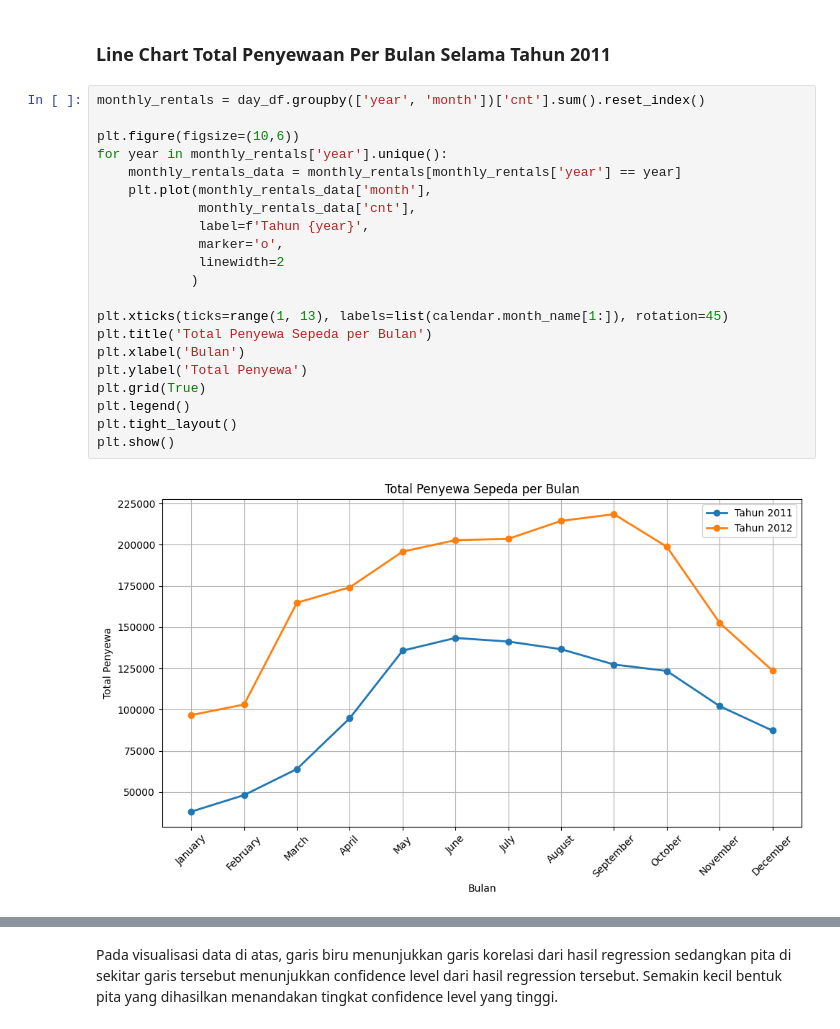
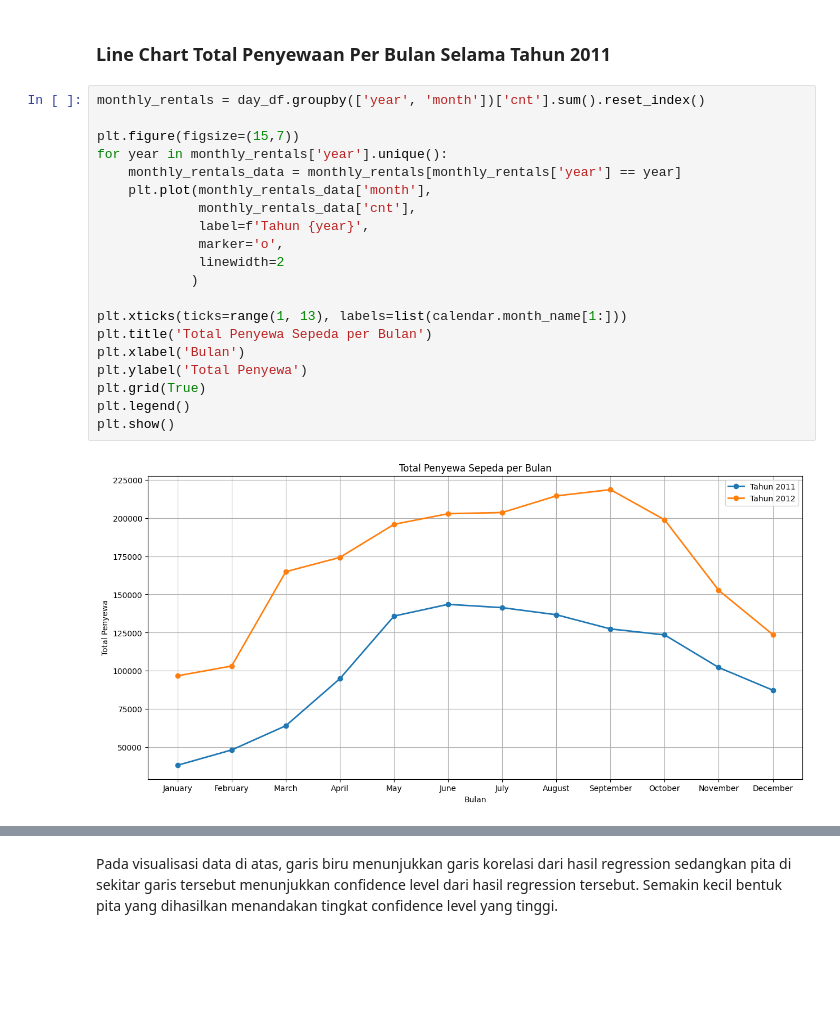
Before and after one commit to wahyunirosyidah/submission, a Jupyter notebook: notebook.ipynb, the cells around one changed output, grey strips where cells are left out. Drawn from its saved outputs; the diff is of its cells as text; blank space fills up the shorter version.

Commit message:
uodate dashboard max monthly

```diff
--- a/notebook.ipynb
+++ b/notebook.ipynb
@@ -356,26 +356,25 @@ plt.show()
 # %%
 monthly_rentals = day_df.groupby(['year', 'month'])['cnt'].sum().reset_index()
 
-plt.figure(figsize=(10,6))
+plt.figure(figsize=(15,7))
 for year in monthly_rentals['year'].unique():
     monthly_rentals_data = monthly_rentals[monthly_rentals['year'] == year]
     plt.plot(monthly_rentals_data['month'],
              monthly_rentals_data['cnt'],
              label=f'Tahun {year}',
              marker='o',
              linewidth=2
             )
 
-plt.xticks(ticks=range(1, 13), labels=list(calendar.month_name[1:]), rotation=45)
+plt.xticks(ticks=range(1, 13), labels=list(calendar.month_name[1:]))
 plt.title('Total Penyewa Sepeda per Bulan')
 plt.xlabel('Bulan')
 plt.ylabel('Total Penyewa')
 plt.grid(True)
 plt.legend()
-plt.tight_layout()
 plt.show()
 # %% [output]
-[figure, old version]
+[figure, new version]
 # %%
 monthly_avg_rentals = monthly_rentals.groupby('month')['cnt'].mean().reset_index()
 
```
Also changed, not shown: parts of 2 cells of this notebook, 1 other file.
